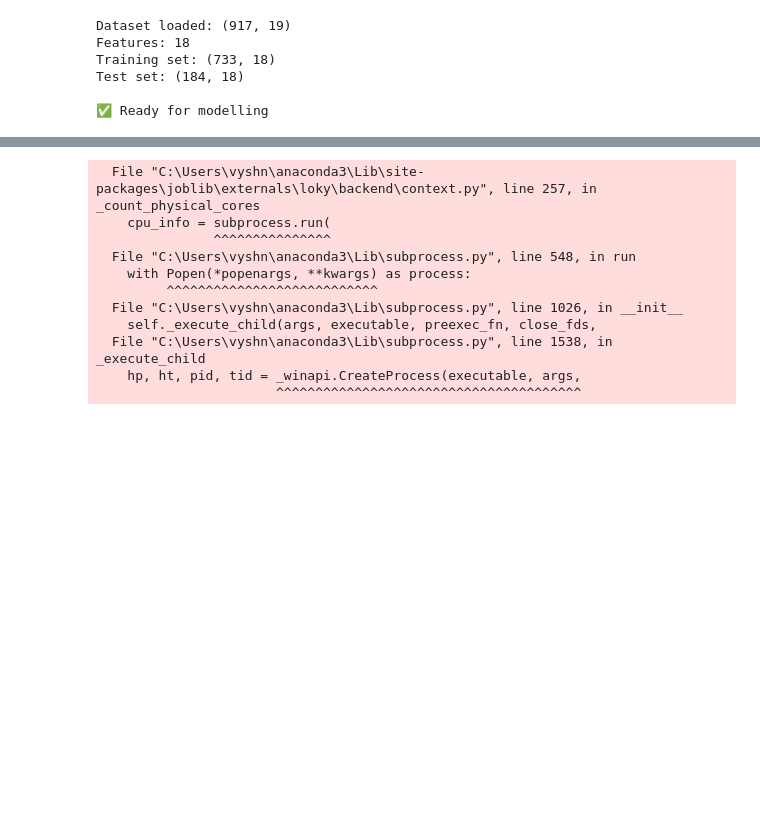
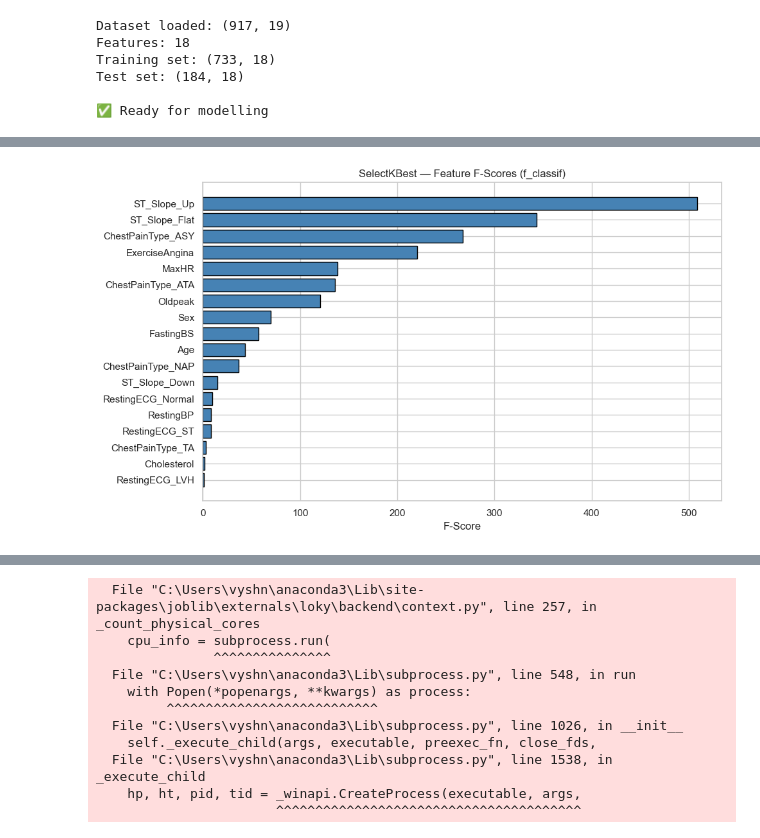
Before and after one commit to vyshnavi259sk/heart-disease-ml, a Jupyter notebook: notebooks/02_Modelling.ipynb, the cells around one changed output, grey strips where cells are left out. Saved outputs shown, nothing was run; the diff lists cells and outputs as text; code cells hidden in the pictures; blank space fills up the shorter version.

Commit message:
Add SelectKBest feature selection section

```diff
--- a/notebooks/02_Modelling.ipynb
+++ b/notebooks/02_Modelling.ipynb
@@ -62,7 +62,7 @@ plt.rcParams['figure.figsize'] = (10, 6)
 sns.set_theme(style='whitegrid')
 
 # Load cleaned encoded data
-df = pd.read_csv('../data/heart_cleaned_encoded.csv)
+df = pd.read_csv('../data/heart_cleaned_encoded.csv')
 
 # Separate features and target
 X = df.drop('HeartDisease', axis=1)
@@ -90,0 +122,78 @@ Test set: (184, 18)
+# %%
+# ── FEATURE SELECTION — SelectKBest ─────────────────────────
+
+from sklearn.feature_selection import SelectKBest, f_classif
+
+# Score all features
+selector_all = SelectKBest(f_classif, k='all')
+selector_all.fit(X_train, y_train)
+
+# F-scores and p-values for each feature
+scores_df = pd.DataFrame({
+    'Feature':  X_train.columns,
+    'F-Score':  selector_all.scores_,
+    'P-Value':  selector_all.pvalues_
+}).sort_values('F-Score', ascending=False).reset_index(drop=True)
+
+print("Feature F-Scores (ranked):")
+print(scores_df.to_string(index=False))
+
+# Plot F-scores
+plt.figure(figsize=(10, 6))
+plt.barh(scores_df['Feature'], scores_df['F-Score'],
+         color='steelblue', edgecolor='black')
+plt.xlabel('F-Score')
+plt.title('SelectKBest — Feature F-Scores (f_classif)')
+plt.gca().invert_yaxis()
+plt.tight_layout()
+plt.show()
+
+# Tune K — CV accuracy vs number of features
+k_values  = range(1, X_train.shape[1] + 1)
+cv_k_scores = []
+
+for k in k_values:
+    selector = SelectKBest(f_classif, k=k)
+    X_train_k = selector.fit_transform(X_train, y_train)
+    X_test_k  = selector.transform(X_test)
+    scores = cross_val_score(
+        LogisticRegression(max_iter=1000, random_state=42),
+        X_train_k, y_train, cv=5, scoring='accuracy')
+    cv_k_scores.append(scores.mean())
+
+best_k_feat = k_values[np.argmax(cv_k_scores)]
+
+plt.figure(figsize=(10, 5))
+plt.plot(k_values, cv_k_scores, 'bo-', markersize=6)
+plt.axvline(x=best_k_feat, color='red', linestyle='--',
+            label=f'Optimal K={best_k_feat}')
+plt.xlabel('Number of Features (K)')
+plt.ylabel('5-Fold CV Accuracy')
+plt.title('SelectKBest — Optimal Number of Features')
+plt.legend()
+plt.tight_layout()
+plt.show()
+
+# Apply optimal K
+selector_best = SelectKBest(f_classif, k=best_k_feat)
+X_train_selected = selector_best.fit_transform(X_train, y_train)
+X_test_selected  = selector_best.transform(X_test)
+
+selected_features = X_train.columns[selector_best.get_support()].tolist()
+print(f"\nOptimal K: {best_k_feat}")
+print(f"\nSelected features:")
+for f in selected_features:
+    print(f"  - {f}")
+
+# Quick comparison: all features vs selected features
+lr_all = LogisticRegression(max_iter=1000, random_state=42)
+lr_sel = LogisticRegression(max_iter=1000, random_state=42)
+
+score_all = cross_val_score(lr_all, X_scaled,  y, cv=5).mean()
+score_sel = cross_val_score(lr_sel,
+    selector_best.fit_transform(X_scaled, y), y, cv=5).mean()
+
+print(f"\nLogistic Regression CV Accuracy:")
+print(f"  All features ({X_train.shape[1]}):      {score_all:.4f}")
+print(f"  Selected features ({best_k_feat}): {score_sel:.4f}")
+# %% [output]
@@ -90,0 +220 @@ Test set: (184, 18)
+[figure, added]
```
Also changed, not shown: parts of 14 cells of this notebook, 1 other file.
